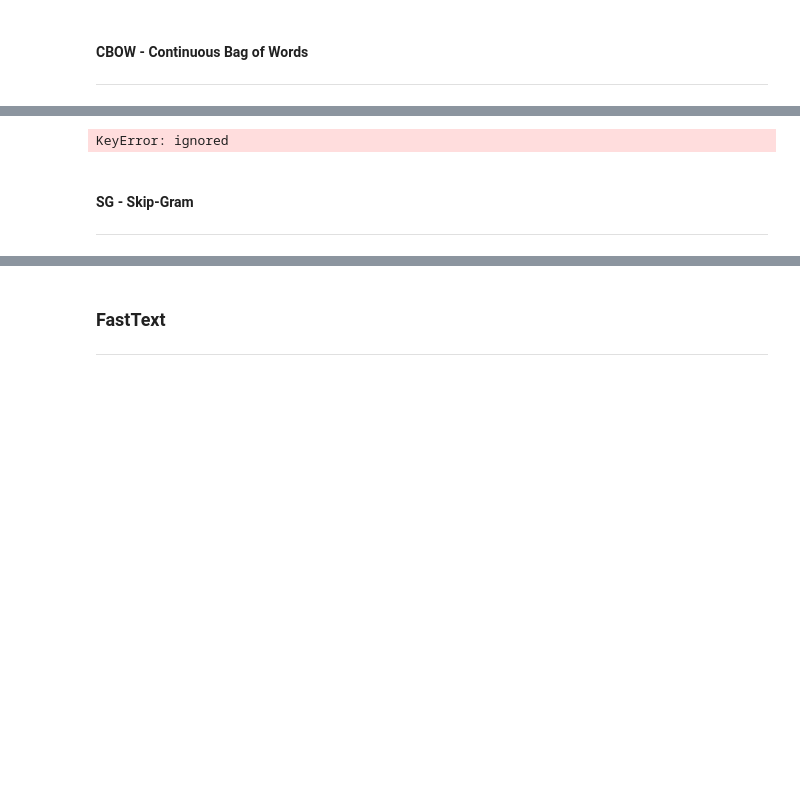
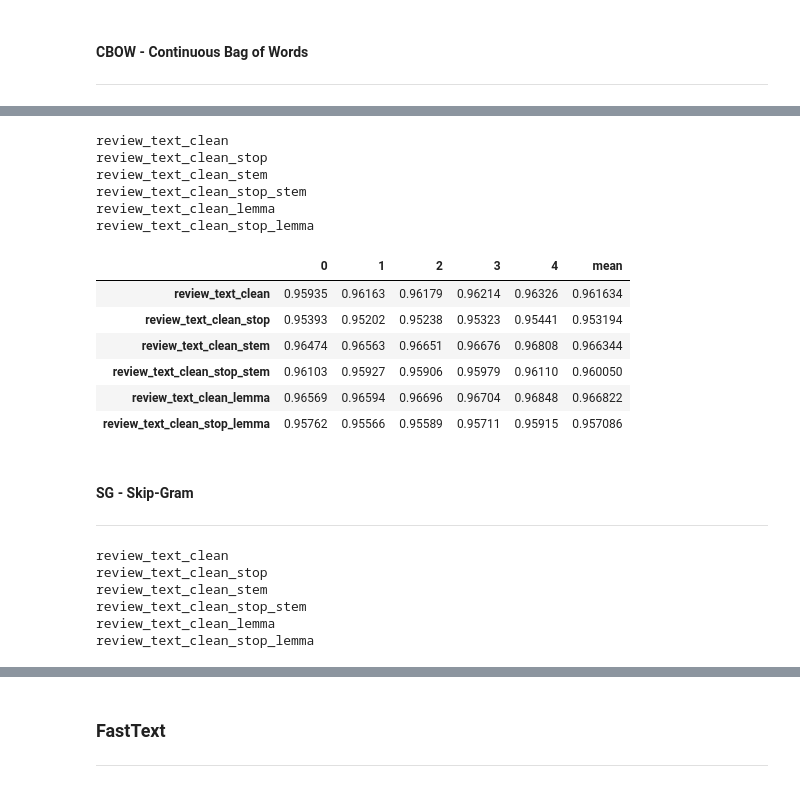
Before and after one commit to rdemarqui/sentiment_analysis, a Jupyter notebook: 02 Vectorization.ipynb, the cells around one changed output, grey strips where cells are left out. Drawn from its saved outputs; the diff is of its cells as text; code cells hidden in the pictures; blank space fills up the shorter version.

```diff
--- a/02 Vectorization.ipynb
+++ b/02 Vectorization.ipynb
@@ -39,7 +39,7 @@ def vector_method_score(X_train, y_train, X_test, y_test, n_splits=5, shuffle=Tr
 
   return cv_score, test_score
 # %%
-def pipeline(X_train, y_train, X_test, y_test, vect_function):
+def pipeline(X_train, y_train, X_test, y_test, vect_function, **kwargs):
   dict_csv_score = {}
   dict_test_score = {}
   for preproc_method in X_train.columns:
@@ -195,7 +195,7 @@ ___
 # %%
 from gensim.models import Word2Vec
 # %%
-def apply_word2vec(X_train, X_test, sg):
+def apply_word2vec(X_train, X_test, sg=0):
   X_train_tokenized = [text.split() for text in X_train.values.tolist()]
   X_test_tokenized = [text.split() for text in X_test.values.tolist()]
 
@@ -301,4 +224,0 @@ word_vectors = vectorizer.wv
-# %%
-vectorizer.wv.key_to_index[0]
-# %% [output]
-KeyError: ignored
@@ -309,3 +225,24 @@ similarity
+# %%
+cv_score_cbow, test_score_cbow = pipeline(X_train, y_train, X_test, y_test, apply_word2vec, sg=0)
+# %% [output]
+review_text_clean
+review_text_clean_stop
+review_text_clean_stem
+review_text_clean_stop_stem
+review_text_clean_lemma
+review_text_clean_stop_lemma
+# %%
+df_cv_score_cbow = pd.DataFrame(cv_score_cbow).T
+df_cv_score_cbow['mean'] = df_cv_score_cbow.mean(axis=1)
+df_cv_score_cbow
+# %% [output]
+|  | 0 | 1 | 2 | 3 | 4 | mean |
+| review_text_clean | 0.95935 | 0.96163 | 0.96179 | 0.96214 | 0.96326 | 0.961634 |
+| review_text_clean_stop | 0.95393 | 0.95202 | 0.95238 | 0.95323 | 0.95441 | 0.953194 |
+| review_text_clean_stem | 0.96474 | 0.96563 | 0.96651 | 0.96676 | 0.96808 | 0.966344 |
+| review_text_clean_stop_stem | 0.96103 | 0.95927 | 0.95906 | 0.95979 | 0.96110 | 0.960050 |
+| review_text_clean_lemma | 0.96569 | 0.96594 | 0.96696 | 0.96704 | 0.96848 | 0.966822 |
+| review_text_clean_stop_lemma | 0.95762 | 0.95566 | 0.95589 | 0.95711 | 0.95915 | 0.957086 |
 # %% [markdown]
 #### SG - Skip-Gram
 ___
@@ -332,0 +249,9 @@ similarity
+# %%
+cv_score_skgram, test_score_skgram = pipeline(X_train, y_train, X_test, y_test, apply_word2vec, sg=1)
+# %% [output]
+review_text_clean
+review_text_clean_stop
+review_text_clean_stem
+review_text_clean_stop_stem
+review_text_clean_lemma
+review_text_clean_stop_lemma
```
Also changed, not shown: parts of 16 cells of this notebook.
